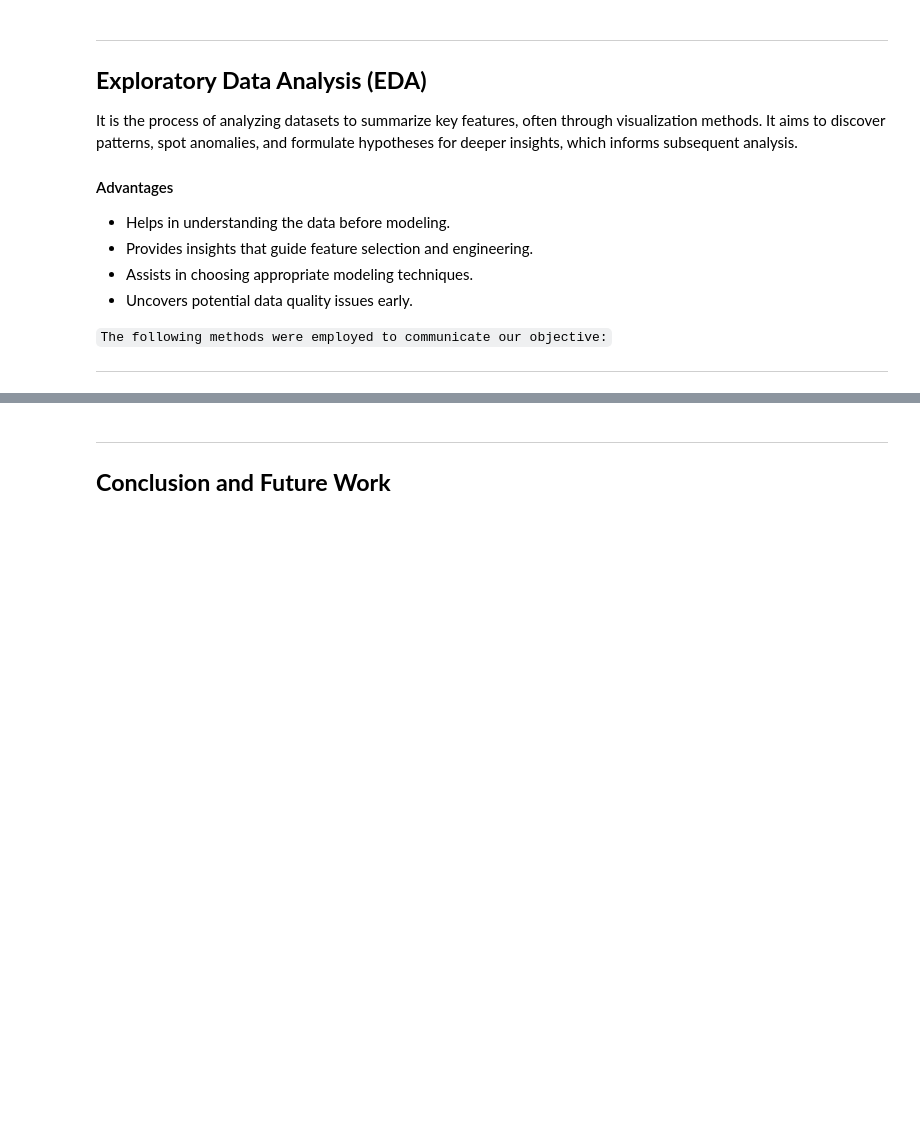
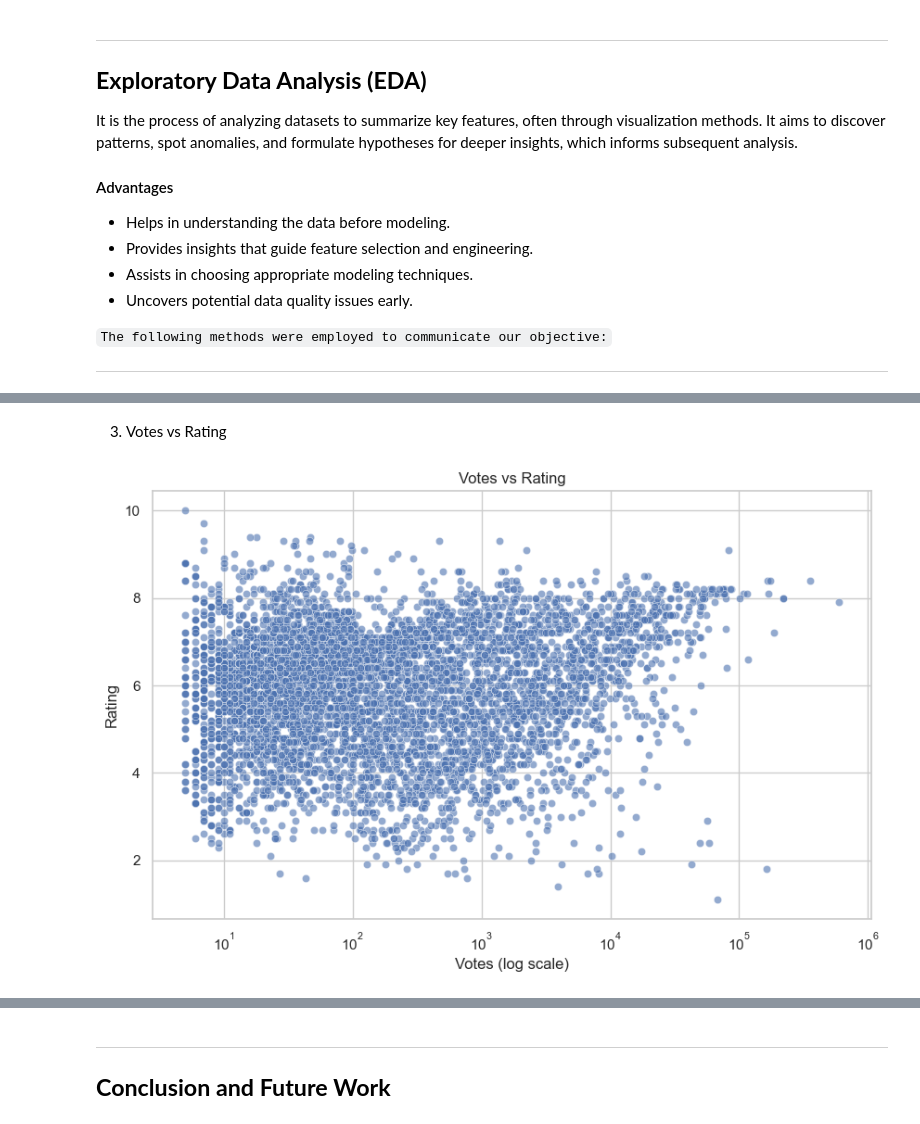
Before and after one commit to NoziphoNdebele/2025_Data_Science_Projects, a Jupyter notebook: MOVIE_RATING_PREDICTION_WITH_PYTHON/MOVIE_RATING_PREDICTION_WITH_PYTHON.ipynb, the cells around one changed output, grey strips where cells are left out. Cells and saved outputs as stored; diff of their text form; code cells hidden in the pictures; blank space fills up the shorter version.

```diff
--- a/MOVIE_RATING_PREDICTION_WITH_PYTHON/MOVIE_RATING_PREDICTION_WITH_PYTHON.ipynb
+++ b/MOVIE_RATING_PREDICTION_WITH_PYTHON/MOVIE_RATING_PREDICTION_WITH_PYTHON.ipynb
@@ -410,0 +481,11 @@ It is the process of analyzing datasets to summarize key features, often through
+# %% [markdown]
+3. Votes vs Rating
+# %%
+sns.scatterplot(data=df_copy, x='Votes', y='Rating', alpha=0.6)
+plt.title('Votes vs Rating')
+plt.xscale('log')  # use log scale to handle skewed votes
+plt.xlabel('Votes (log scale)')
+plt.ylabel('Rating')
+plt.show()
+# %% [output]
+[figure, added]
```
Also changed, not shown: parts of 23 cells of this notebook, 1 other file.
